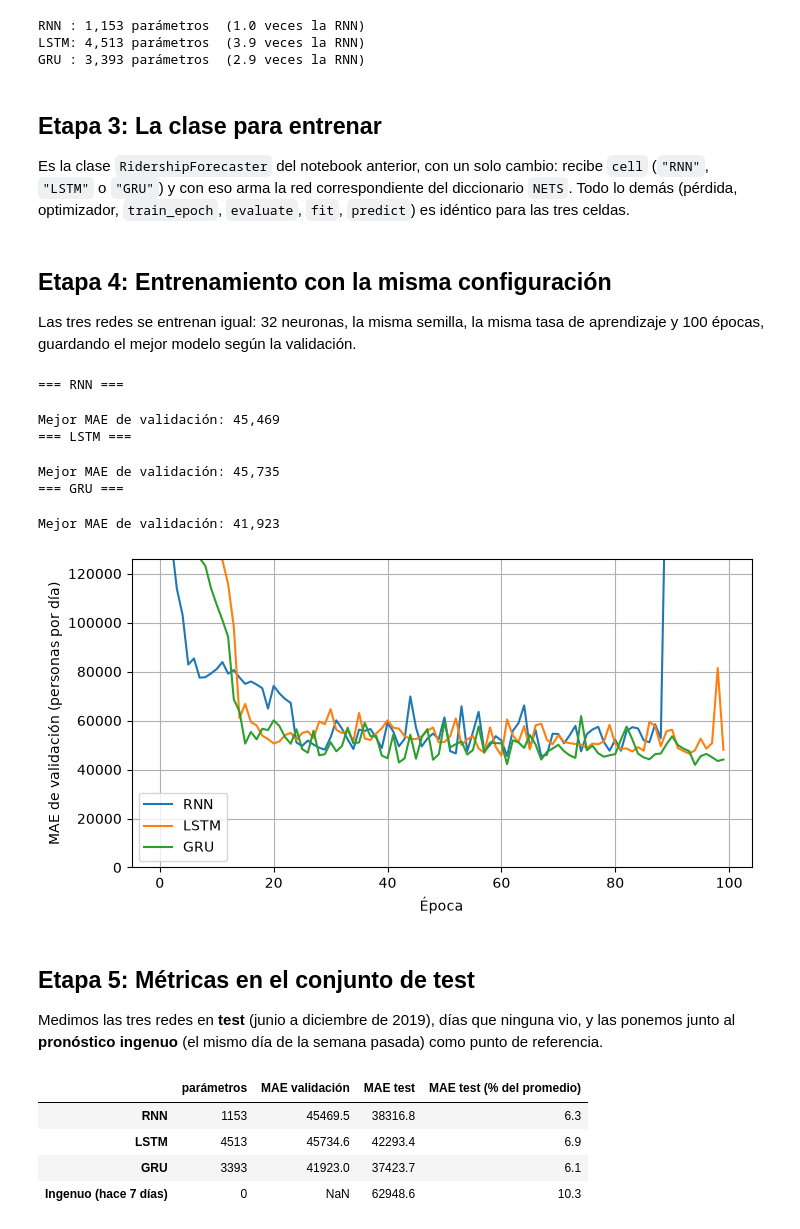
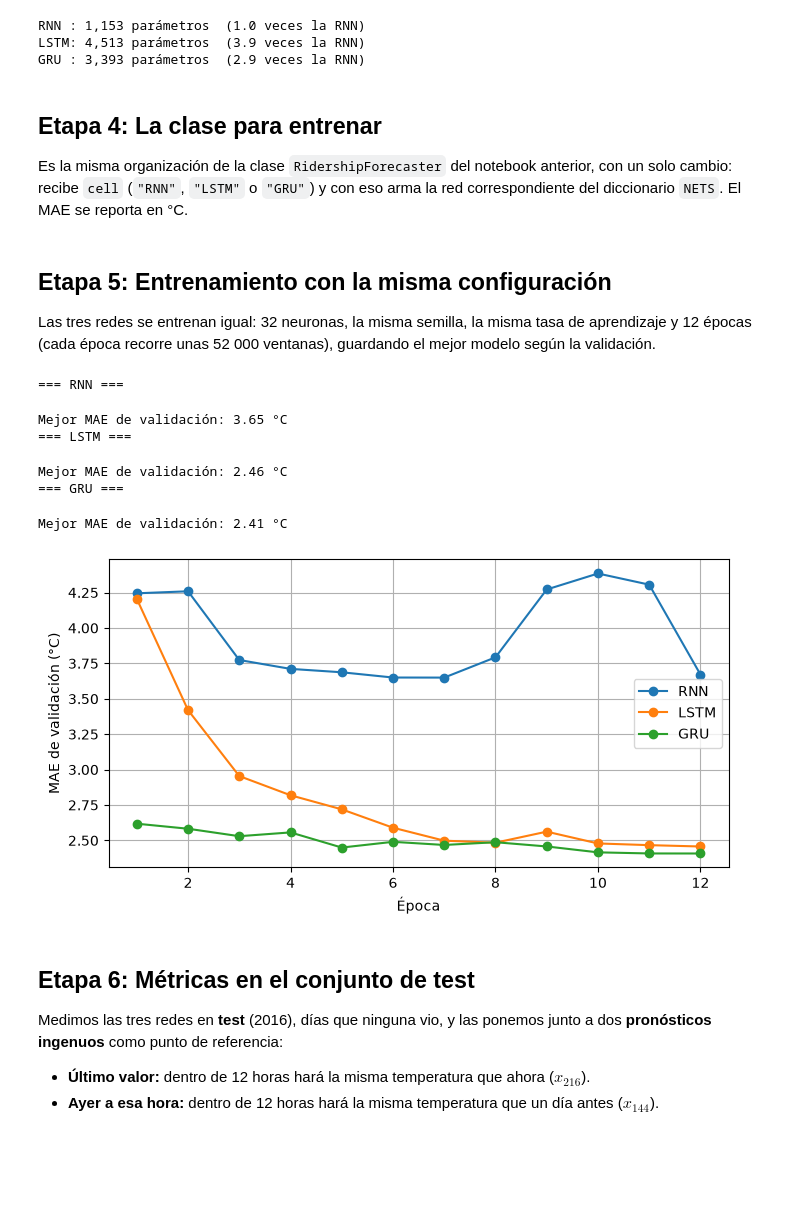
Before and after one commit to omarcastano/deeplearning-javeriana-site, a Jupyter notebook: modulo_2/unidad_2/3_experiencia/nueva/3_Script1b_M2_U2_lstm_gru_pytorch.ipynb, the cells around one changed output. Cells and saved outputs as stored; diff of their text form; code cells hidden in the pictures; blank space fills up the shorter version.

```diff
--- a/modulo_2/unidad_2/3_experiencia/nueva/3_Script1b_M2_U2_lstm_gru_pytorch.ipynb
+++ b/modulo_2/unidad_2/3_experiencia/nueva/3_Script1b_M2_U2_lstm_gru_pytorch.ipynb
@@ -53,0 +37,14 @@ Name: rail, dtype: int64
+# %%
+data_dir = Path("data")
+csv_path = data_dir / "jena_climate_2009_2016.csv"
+if not csv_path.exists():
+    data_dir.mkdir(exist_ok=True)
+    zip_path, _ = urllib.request.urlretrieve("https://s3.amazonaws.com/keras-datasets/jena_climate_2009_2016.csv.zip",
+                                             data_dir / "jena_climate_2009_2016.csv.zip")
+    with zipfile.ZipFile(zip_path) as f:
+        f.extract("jena_climate_2009_2016.csv", data_dir)
+
+weather = pd.read_csv(csv_path, usecols=["Date Time", "T (degC)"])
+weather["Date Time"] = pd.to_datetime(weather["Date Time"], format="%d.%m.%Y %H:%M:%S")
+temperature = weather.drop_duplicates("Date Time").set_index("Date Time")["T (degC)"]  # hay algunas filas repetidas
+temperature.head()
@@ -226,17 +245,16 @@ RNN : 1,153 parámetros  (1.0 veces la RNN)
 LSTM: 4,513 parámetros  (3.9 veces la RNN)
 GRU : 3,393 parámetros  (2.9 veces la RNN)
 # %% [markdown]
-## Etapa 3: La clase para entrenar
+## Etapa 4: La clase para entrenar
 
-Es la clase `RidershipForecaster` del notebook anterior, con un solo cambio: recibe `cell` (`"RNN"`, `"LSTM"` o `"GRU"`) y con eso arma la red correspondiente del diccionario `NETS`. Todo lo demás (pérdida, optimizador, `train_epoch`, `evaluate`, `fit`, `predict`) es idéntico para las tres celdas.
+Es la misma organización de la clase `RidershipForecaster` del notebook anterior, con un solo cambio: recibe `cell` (`"RNN"`, `"LSTM"` o `"GRU"`) y con eso arma la red correspondiente del diccionario `NETS`. El MAE se reporta en °C.
 # %%
-class RidershipForecaster:
-    def __init__(self, cell="RNN", hidden_size=32, lr=3e-3):
+class TemperatureForecaster:
+    def __init__(self, cell="RNN", hidden_size=32, lr=1e-3):
         # La red se arma dentro de la clase: RNNNet, LSTMNet o GRUNet
         self.net = NETS[cell](hidden_size=hidden_size).to(device)
         self.loss_fn = nn.HuberLoss()
         self.optimizer = torch.optim.Adam(self.net.parameters(), lr=lr)
-        self.scale = 1e6  # para reportar el MAE en personas por día
         self.history = {"loss": [], "mae": [], "val_loss": [], "val_mae": []}
 
     def train_epoch(self, loader):
@@ -253,7 +271,7 @@ class RidershipForecaster:
             total_loss += loss.item() * len(X)
             total_abs += (y_pred - y).abs().sum().item()
             n += y.numel()
-        return total_loss / len(loader.dataset), total_abs / n * self.scale
+        return total_loss / len(loader.dataset), total_abs / n * scale  # MAE en °C
 
     def evaluate(self, loader):
         # Mide el desempeño sin entrenar (sin calcular gradientes)
@@ -266,9 +284,9 @@ class RidershipForecaster:
                 total_loss += self.loss_fn(y_pred, y).item() * len(X)
                 total_abs += (y_pred - y).abs().sum().item()
                 n += y.numel()
-        return total_loss / len(loader.dataset), total_abs / n * self.scale
+        return total_loss / len(loader.dataset), total_abs / n * scale
 
-    def fit(self, train_loader, valid_loader, epochs=100):
+    def fit(self, train_loader, valid_loader, epochs=12):
         best_mae, best_state = float("inf"), None
         pbar = tqdm(range(epochs), desc="Entrenamiento", unit="época")
         for epoch in pbar:
@@ -278,9 +296,9 @@ class RidershipForecaster:
                 self.history[key].append(value)
             if val_mae < best_mae:  # guardamos los mejores pesos
                 best_mae, best_state = val_mae, copy.deepcopy(self.net.state_dict())
-            pbar.set_postfix(mae=f"{mae:,.0f}", val_mae=f"{val_mae:,.0f}", mejor_val_mae=f"{best_mae:,.0f}")
+            pbar.set_postfix(mae=f"{mae:.2f}", val_mae=f"{val_mae:.2f}", mejor_val_mae=f"{best_mae:.2f}")
         self.net.load_state_dict(best_state)  # nos quedamos con los mejores pesos
-        print(f"Mejor MAE de validación: {best_mae:,.0f}")
+        print(f"Mejor MAE de validación: {best_mae:.2f} °C")
         return best_mae
 
     def predict(self, X):
@@ -289,52 +307,35 @@ class RidershipForecaster:
         with torch.no_grad():
             return self.net(X.to(device)).cpu()
 # %% [markdown]
-## Etapa 4: Entrenamiento con la misma configuración
+## Etapa 5: Entrenamiento con la misma configuración
 
-Las tres redes se entrenan igual: 32 neuronas, la misma semilla, la misma tasa de aprendizaje y 100 épocas, guardando el mejor modelo según la validación.
+Las tres redes se entrenan igual: 32 neuronas, la misma semilla, la misma tasa de aprendizaje y 12 épocas (cada época recorre unas 52 000 ventanas), guardando el mejor modelo según la validación.
 # %%
 forecasters, val_mae = {}, {}
 for cell in NETS:
     print(f"=== {cell} ===")
     torch.manual_seed(42)
-    forecasters[cell] = RidershipForecaster(cell=cell, hidden_size=32)
-    val_mae[cell] = forecasters[cell].fit(train_loader, valid_loader, epochs=100)
+    forecasters[cell] = TemperatureForecaster(cell=cell, hidden_size=32)
+    val_mae[cell] = forecasters[cell].fit(train_loader, valid_loader, epochs=12)
 # %% [output]
 === RNN ===
-Mejor MAE de validación: 45,469
+Mejor MAE de validación: 3.65 °C
 === LSTM ===
-Mejor MAE de validación: 45,735
+Mejor MAE de validación: 2.46 °C
 === GRU ===
-Mejor MAE de validación: 41,923
+Mejor MAE de validación: 2.41 °C
 # %%
 fig, ax = plt.subplots(figsize=(8, 4))
 for name, forecaster in forecasters.items():
-    ax.plot(forecaster.history["val_mae"], label=name)
-ax.set_ylim(0, 3 * min(val_mae.values()))
-ax.set_xlabel("Época"); ax.set_ylabel("MAE de validación (personas por día)"); ax.grid(); ax.legend()
+    ax.plot(range(1, len(forecaster.history["val_mae"]) + 1), forecaster.history["val_mae"], "o-", label=name)
+ax.set_xlabel("Época"); ax.set_ylabel("MAE de validación (°C)"); ax.grid(); ax.legend()
 plt.show()
 # %% [output]
-[figure, old version]
+[figure, new version]
 # %% [markdown]
-## Etapa 5: Métricas en el conjunto de test
+## Etapa 6: Métricas en el conjunto de test
 
-Medimos las tres redes en **test** (junio a diciembre de 2019), días que ninguna vio, y las ponemos junto al **pronóstico ingenuo** (el mismo día de la semana pasada) como punto de referencia.
+Medimos las tres redes en **test** (2016), días que ninguna vio, y las ponemos junto a dos **pronósticos ingenuos** como punto de referencia:
+
+- **Último valor:** dentro de 12 horas hará la misma temperatura que ahora ($x_{216}$).
+- **Ayer a esa hora:** dentro de 12 horas hará la misma temperatura que un día antes ($x_{144}$).
-# %%
-test_period = slice("2019-06", "2019-12")
-naive_forecast = rail.shift(7)
-naive_test_mae = (rail[test_period] - naive_forecast[test_period]).abs().mean()
-
-summary = pd.DataFrame({
-    "parámetros": pd.Series(n_params),
-    "MAE validación": pd.Series(val_mae),
-    "MAE test": pd.Series({name: f.evaluate(test_loader)[1] for name, f in forecasters.items()}),
-})
-summary.loc["Ingenuo (hace 7 días)"] = [0, np.nan, naive_test_mae]
-summary["MAE test (% del promedio)"] = summary["MAE test"] / rail[test_period].mean() * 100
-summary.round(1)
-# %% [output]
-|  | parámetros | MAE validación | MAE test | MAE test (% del promedio) |
-| RNN | 1153 | 45469.5 | 38316.8 | 6.3 |
-| LSTM | 4513 | 45734.6 | 42293.4 | 6.9 |
-| GRU | 3393 | 41923.0 | 37423.7 | 6.1 |
-| Ingenuo (hace 7 días) | 0 | NaN | 62948.6 | 10.3 |
```
Also changed, not shown: parts of 27 cells of this notebook, 3 other files.
